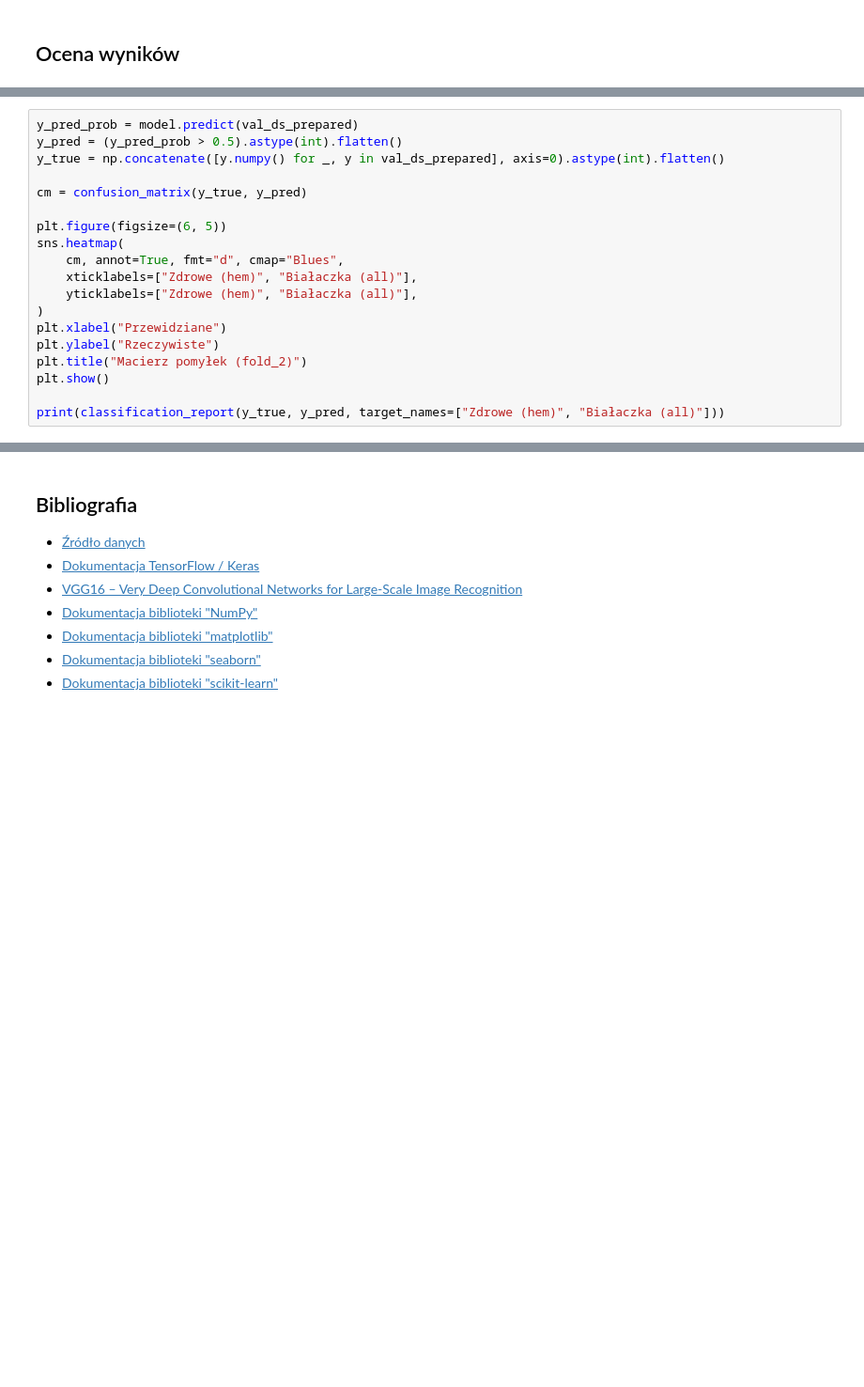
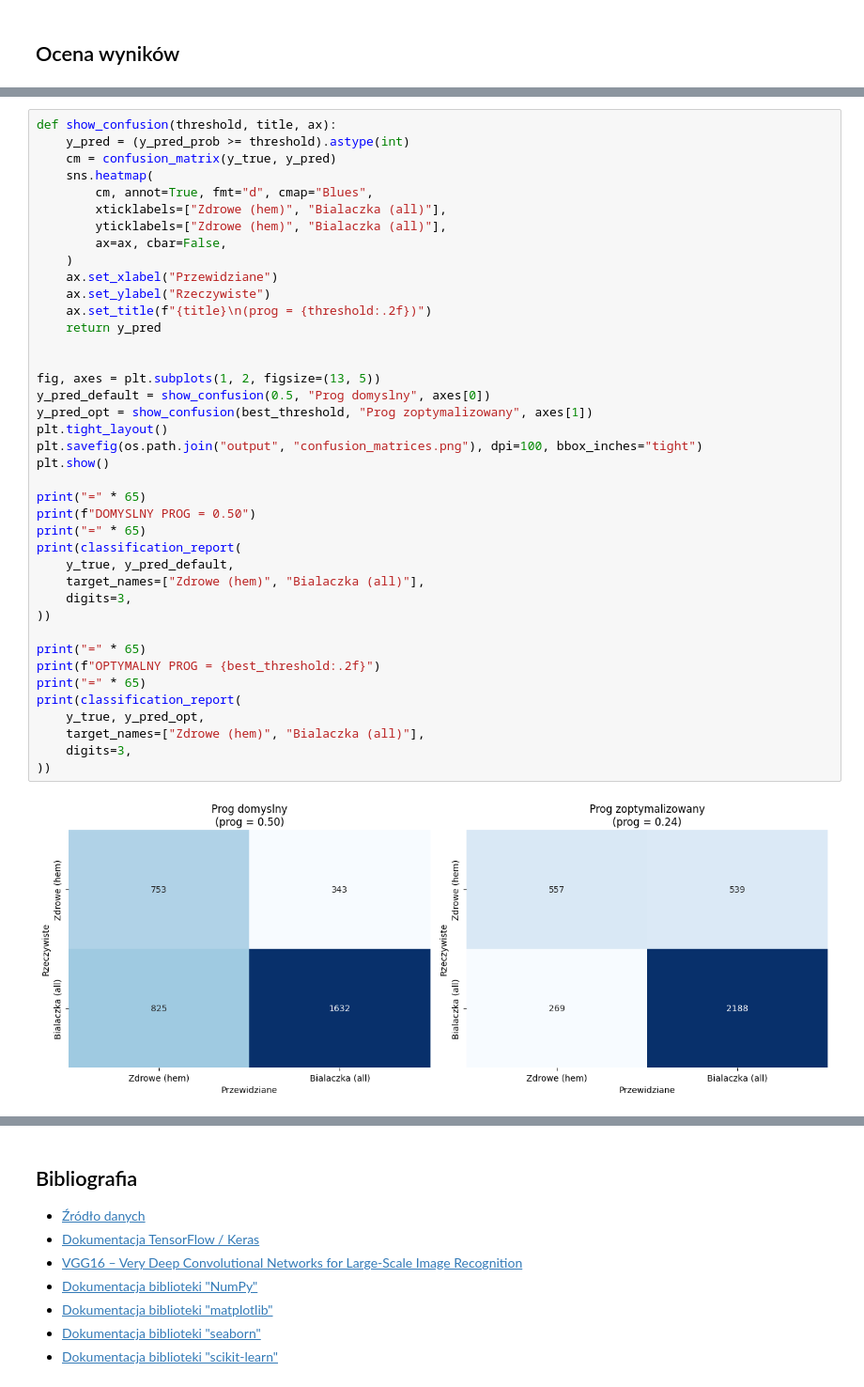
Before and after one commit to sdrapinski/Leukemia-multimedia-analysis, a Jupyter notebook: mainCnn.ipynb, the cells around one changed output, grey strips where cells are left out. Shown at 94% size. Cells and saved outputs as stored; diff of their text form; blank space fills up the shorter version.

```diff
--- a/mainCnn.ipynb
+++ b/mainCnn.ipynb
@@ -373,19 +503,0 @@ plt.show()
-# %%
-y_pred_prob = model.predict(val_ds_prepared)
-y_pred = (y_pred_prob > 0.5).astype(int).flatten()
-y_true = np.concatenate([y.numpy() for _, y in val_ds_prepared], axis=0).astype(int).flatten()
-
-cm = confusion_matrix(y_true, y_pred)
-
-plt.figure(figsize=(6, 5))
-sns.heatmap(
-    cm, annot=True, fmt="d", cmap="Blues",
-    xticklabels=["Zdrowe (hem)", "Białaczka (all)"],
-    yticklabels=["Zdrowe (hem)", "Białaczka (all)"],
-)
-plt.xlabel("Przewidziane")
-plt.ylabel("Rzeczywiste")
-plt.title("Macierz pomyłek (fold_2)")
-plt.show()
-
-print(classification_report(y_true, y_pred, target_names=["Zdrowe (hem)", "Białaczka (all)"]))
@@ -416,0 +587,42 @@ białaczki jest najkosztowniejszym błędem.
+# %%
+def show_confusion(threshold, title, ax):
+    y_pred = (y_pred_prob >= threshold).astype(int)
+    cm = confusion_matrix(y_true, y_pred)
+    sns.heatmap(
+        cm, annot=True, fmt="d", cmap="Blues",
+        xticklabels=["Zdrowe (hem)", "Bialaczka (all)"],
+        yticklabels=["Zdrowe (hem)", "Bialaczka (all)"],
+        ax=ax, cbar=False,
+    )
+    ax.set_xlabel("Przewidziane")
+    ax.set_ylabel("Rzeczywiste")
+    ax.set_title(f"{title}\n(prog = {threshold:.2f})")
+    return y_pred
+
+
+fig, axes = plt.subplots(1, 2, figsize=(13, 5))
+y_pred_default = show_confusion(0.5, "Prog domyslny", axes[0])
+y_pred_opt = show_confusion(best_threshold, "Prog zoptymalizowany", axes[1])
+plt.tight_layout()
+plt.savefig(os.path.join("output", "confusion_matrices.png"), dpi=100, bbox_inches="tight")
+plt.show()
+
+print("=" * 65)
+print(f"DOMYSLNY PROG = 0.50")
+print("=" * 65)
+print(classification_report(
+    y_true, y_pred_default,
+    target_names=["Zdrowe (hem)", "Bialaczka (all)"],
+    digits=3,
+))
+
+print("=" * 65)
+print(f"OPTYMALNY PROG = {best_threshold:.2f}")
+print("=" * 65)
+print(classification_report(
+    y_true, y_pred_opt,
+    target_names=["Zdrowe (hem)", "Bialaczka (all)"],
+    digits=3,
+))
+# %% [output]
+[figure, added]
```
Also changed, not shown: parts of 21 cells of this notebook, 1 other file.
